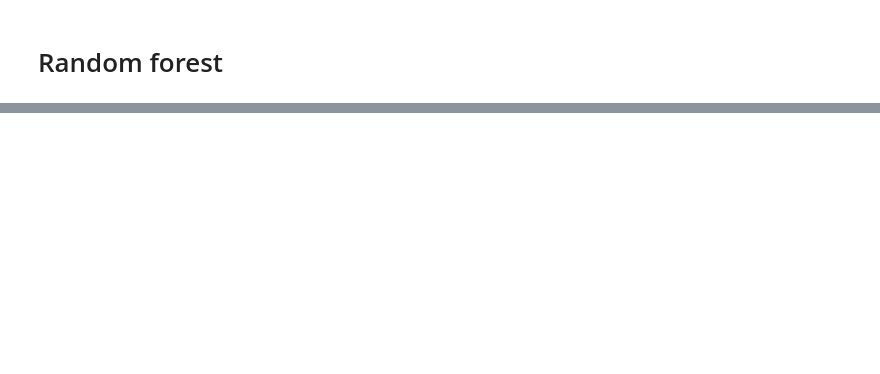
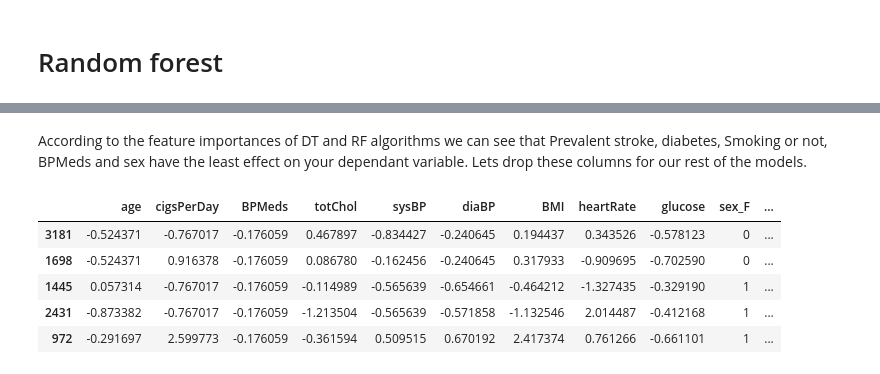
Before and after one commit to Ayushman0Singh/CardiovascularDiseaseRiskPrediction, a Jupyter notebook: CardiovascularRiskPrediction.ipynb, the cells around one changed output, grey strips where cells are left out. Saved outputs shown, nothing was run; the diff lists cells and outputs as text; code cells hidden in the pictures; blank space fills up the shorter version.

```diff
--- a/CardiovascularRiskPrediction.ipynb
+++ b/CardiovascularRiskPrediction.ipynb
@@ -424,0 +411,11 @@ import xgboost as xgb
+# %% [markdown]
+According to the feature importances of DT and RF algorithms we can see that Prevalent stroke, diabetes, Smoking or not, BPMeds and sex have the least effect on your dependant variable. Lets drop these columns for our rest of the models.
+# %%
+X.sample(5)
+# %% [output]
+|  | age | cigsPerDay | BPMeds | totChol | sysBP | diaBP | BMI | heartRate | glucose | sex_F | ... |
+| 3181 | -0.524371 | -0.767017 | -0.176059 | 0.467897 | -0.834427 | -0.240645 | 0.194437 | 0.343526 | -0.578123 | 0 | ... |
+| 1698 | -0.524371 | 0.916378 | -0.176059 | 0.086780 | -0.162456 | -0.240645 | 0.317933 | -0.909695 | -0.702590 | 0 | ... |
+| 1445 | 0.057314 | -0.767017 | -0.176059 | -0.114989 | -0.565639 | -0.654661 | -0.464212 | -1.327435 | -0.329190 | 1 | ... |
+| 2431 | -0.873382 | -0.767017 | -0.176059 | -1.213504 | -0.565639 | -0.571858 | -1.132546 | 2.014487 | -0.412168 | 1 | ... |
+| 972 | -0.291697 | 2.599773 | -0.176059 | -0.361594 | 0.509515 | 0.670192 | 2.417374 | 0.761266 | -0.661101 | 1 | ... |
```
Also changed, not shown: parts of 34 cells of this notebook.
